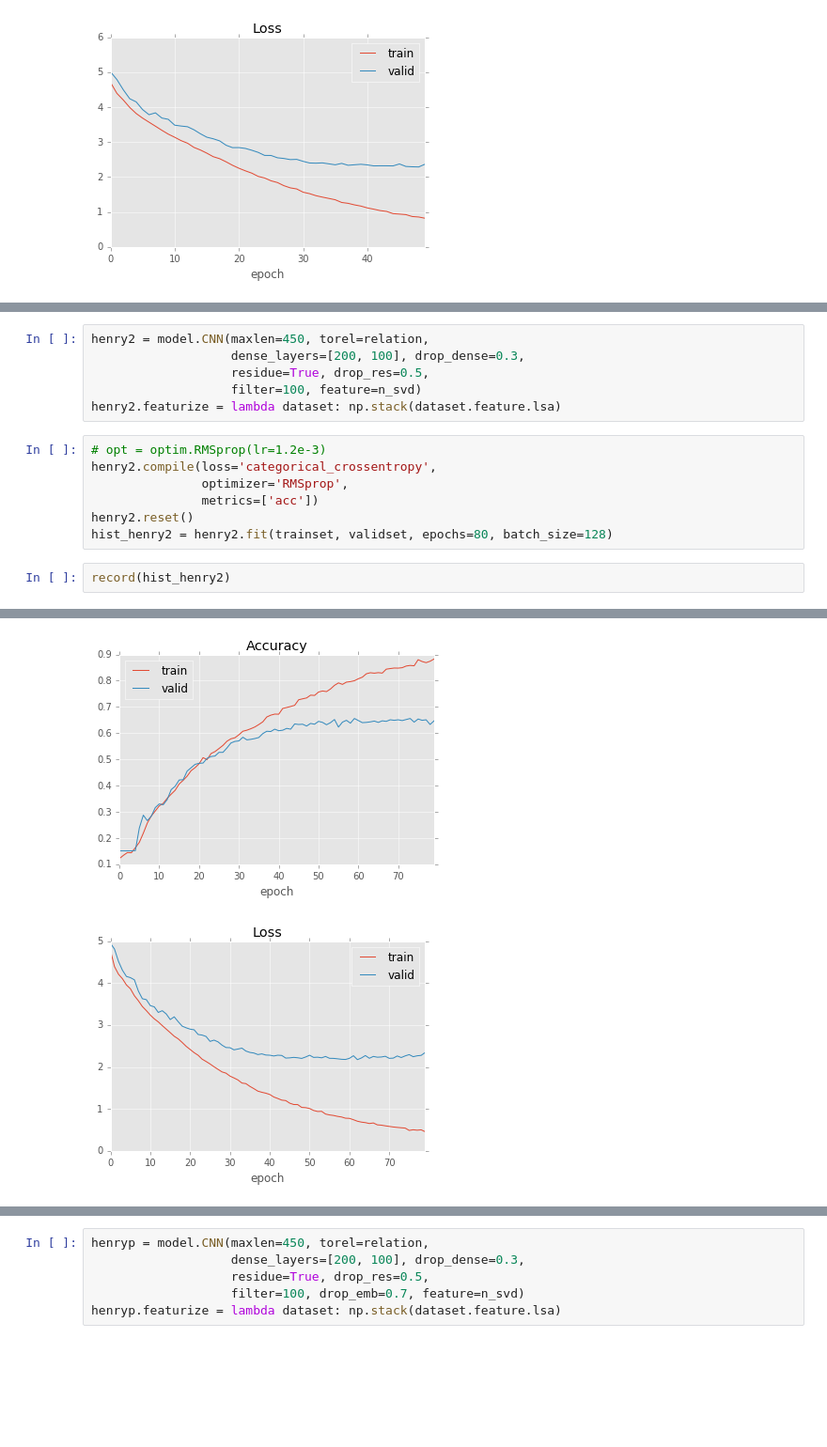
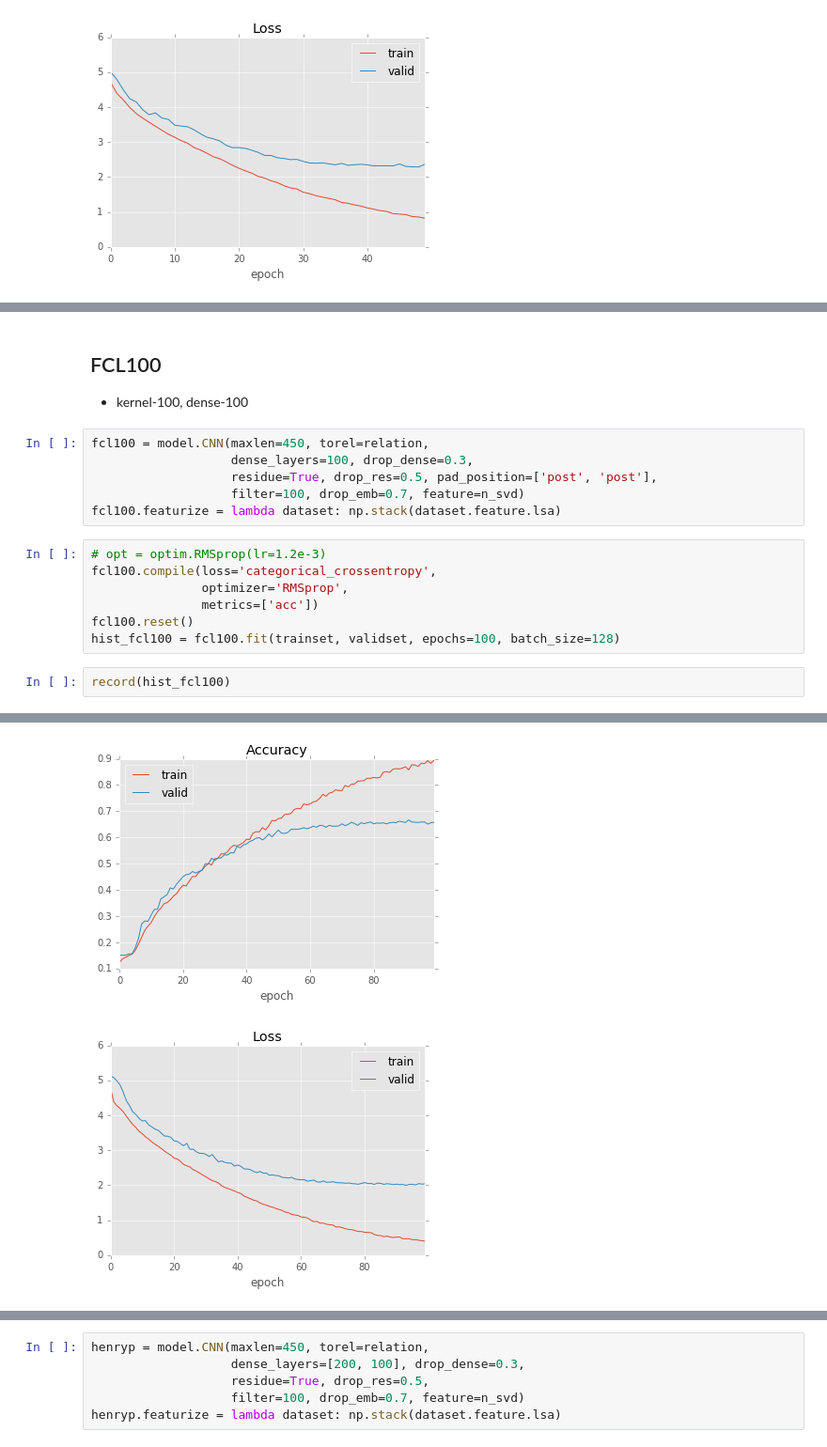
Before and after one commit to vickyliin/NLIL, a Jupyter notebook: train_law_classifier_cnn.ipynb, the cells around one changed output, grey strips where cells are left out. Shown at 94% size. Drawn from its saved outputs; the diff is of its cells as text; blank space fills up the shorter version.

```diff
--- a/train_law_classifier_cnn.ipynb
+++ b/train_law_classifier_cnn.ipynb
@@ -332,17 +354,20 @@ epoch
+# %% [markdown]
+## FCL100
+- kernel-100, dense-100
 # %%
-henry2 = model.CNN(maxlen=450, torel=relation,
-                   dense_layers=[200, 100], drop_dense=0.3,
-                   residue=True, drop_res=0.5,
-                   filter=100, feature=n_svd)
-henry2.featurize = lambda dataset: np.stack(dataset.feature.lsa)
+fcl100 = model.CNN(maxlen=450, torel=relation,
+                   dense_layers=100, drop_dense=0.3,
+                   residue=True, drop_res=0.5, pad_position=['post', 'post'],
+                   filter=100, drop_emb=0.7, feature=n_svd)
+fcl100.featurize = lambda dataset: np.stack(dataset.feature.lsa)
 # %%
 # opt = optim.RMSprop(lr=1.2e-3)
-henry2.compile(loss='categorical_crossentropy',
+fcl100.compile(loss='categorical_crossentropy',
                optimizer='RMSprop',
                metrics=['acc'])
-henry2.reset()
-hist_henry2 = henry2.fit(trainset, validset, epochs=80, batch_size=128)
+fcl100.reset()
+hist_fcl100 = fcl100.fit(trainset, validset, epochs=100, batch_size=128)
 # %%
-record(hist_henry2)
+record(hist_fcl100)
 # %% [output]
 Max Valid Acc Epoch
@@ -353,2 +378,2 @@ epoch
-[figure, old version]
+[figure, new version]
-[figure, old version]
+[figure, new version]
```
Also changed, not shown: parts of 37 cells of this notebook, 1 other file.
